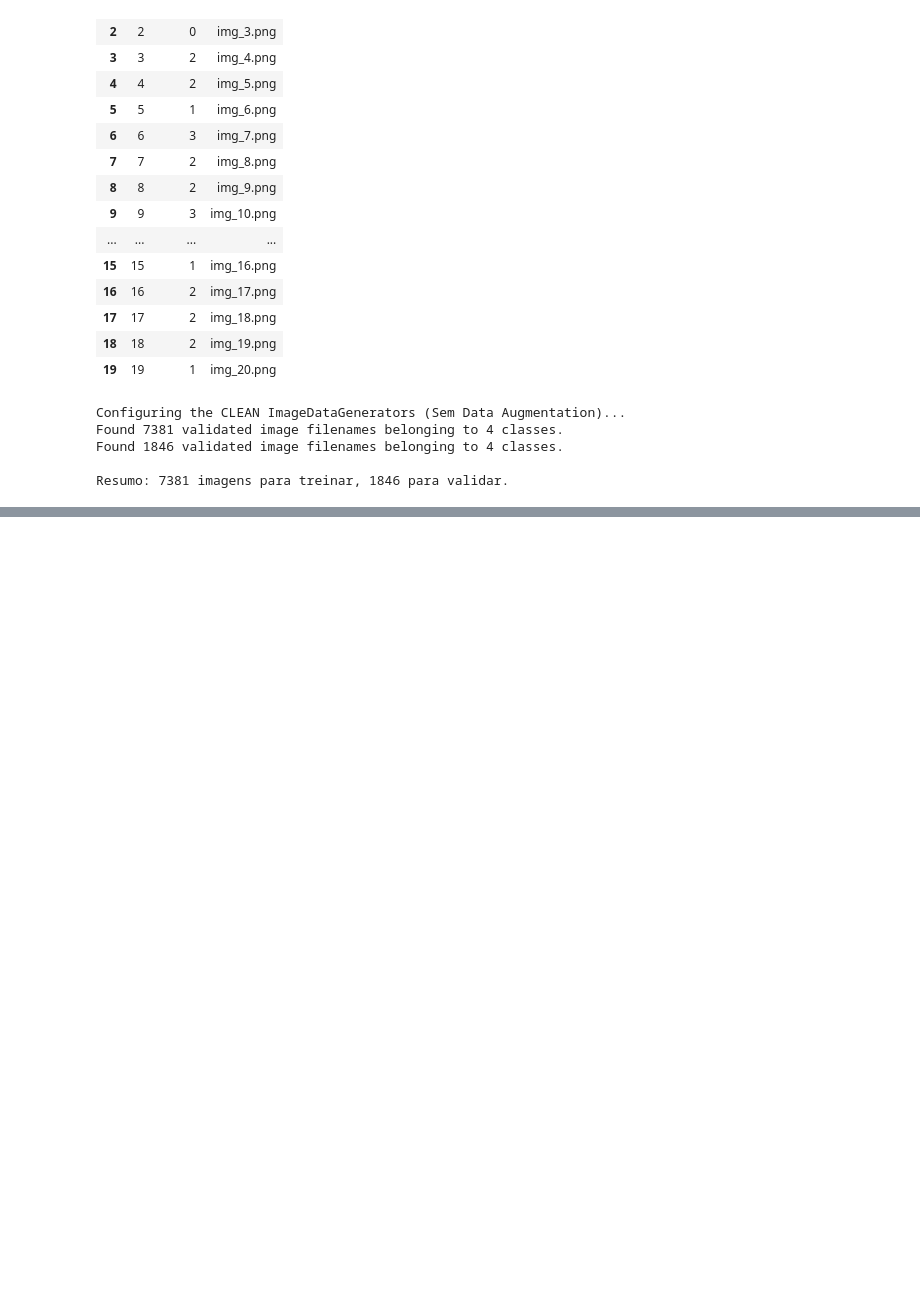
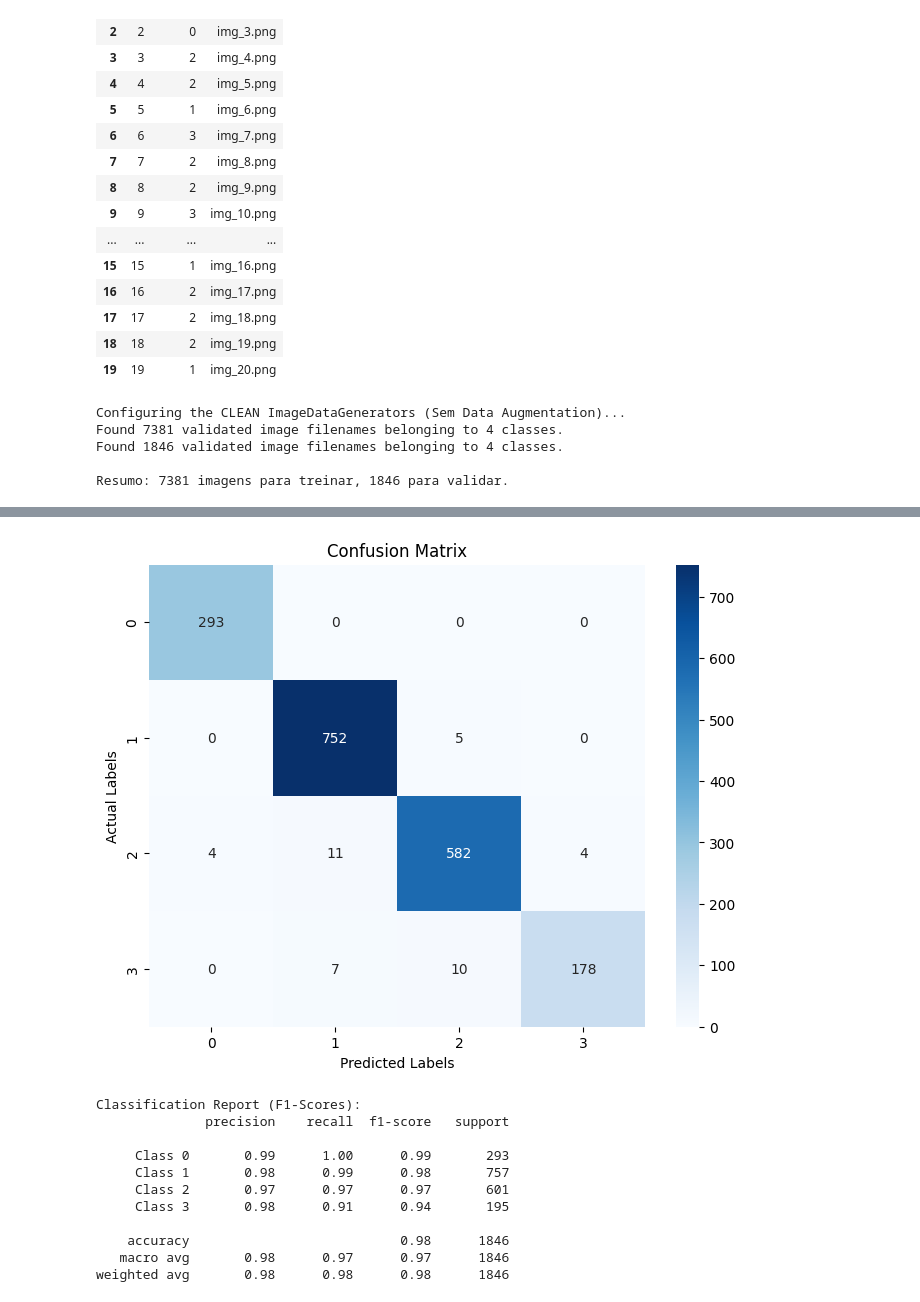
Before and after one commit to fabiocf12/MPA-MLF-exercises, a Jupyter notebook: Final_Project_Room_Occupancy/project_noaugm.ipynb, the cells around one changed output, grey strips where cells are left out. Cells and saved outputs as stored; diff of their text form; code cells hidden in the pictures; blank space fills up the shorter version.

```diff
--- a/Final_Project_Room_Occupancy/project_noaugm.ipynb
+++ b/Final_Project_Room_Occupancy/project_noaugm.ipynb
@@ -338,3 +338,40 @@ Running predictions on 3955 test images...
 Creating the Kaggle submission file...
 
 Done! file is ready at: /content/kaggle_submission_v3.csv
+# %%
+from sklearn.metrics import confusion_matrix, classification_report
+import seaborn as sns
+
+# 1. Validation setinden gerçek etiketleri ve tahminleri al
+# Validation generator'ı karıştırmadan (shuffle=False) tekrar tanımlamalıyız ki sonuçlar eşleşsin
+val_generator_fixed = val_datagen.flow_from_dataframe(
+    dataframe=val_df,
+    directory=dir_train,
+    x_col="filename",
+    y_col="target",
+    target_size=(img_height, img_width),
+    color_mode='grayscale',
+    batch_size=batch_size,
+    class_mode='categorical',
+    shuffle=False
+)
+
+Y_pred = model.predict(val_generator_fixed)
+y_pred = np.argmax(Y_pred, axis=1)
+y_true = val_generator_fixed.classes
+
+# 2. Confusion Matrix Oluştur
+cm = confusion_matrix(y_true, y_pred)
+plt.figure(figsize=(8, 6))
+sns.heatmap(cm, annot=True, fmt='d', cmap='Blues',
+            xticklabels=['0', '1', '2', '3'],
+            yticklabels=['0', '1', '2', '3'])
+plt.title('Confusion Matrix')
+plt.ylabel('Actual Labels')
+plt.xlabel('Predicted Labels')
+plt.show()
+
+# 3. F1-Score ve Diğer Metrikleri Yazdır
+print("\nClassification Report (F1-Scores):")
+print(classification_report(y_true, y_pred, target_names=['Class 0', 'Class 1', 'Class 2', 'Class 3']))
+# %% [output]
@@ -340,0 +380,12 @@ Done! file is ready at: /content/kaggle_submission_v3.csv
+[figure, added]
+Classification Report (F1-Scores):
+              precision    recall  f1-score   support
+
+     Class 0       0.99      1.00      0.99       293
+     Class 1       0.98      0.99      0.98       757
+     Class 2       0.97      0.97      0.97       601
+     Class 3       0.98      0.91      0.94       195
+
+    accuracy                           0.98      1846
+   macro avg       0.98      0.97      0.97      1846
+weighted avg       0.98      0.98      0.98      1846
```
Also changed, not shown: parts of 4 cells of this notebook.
